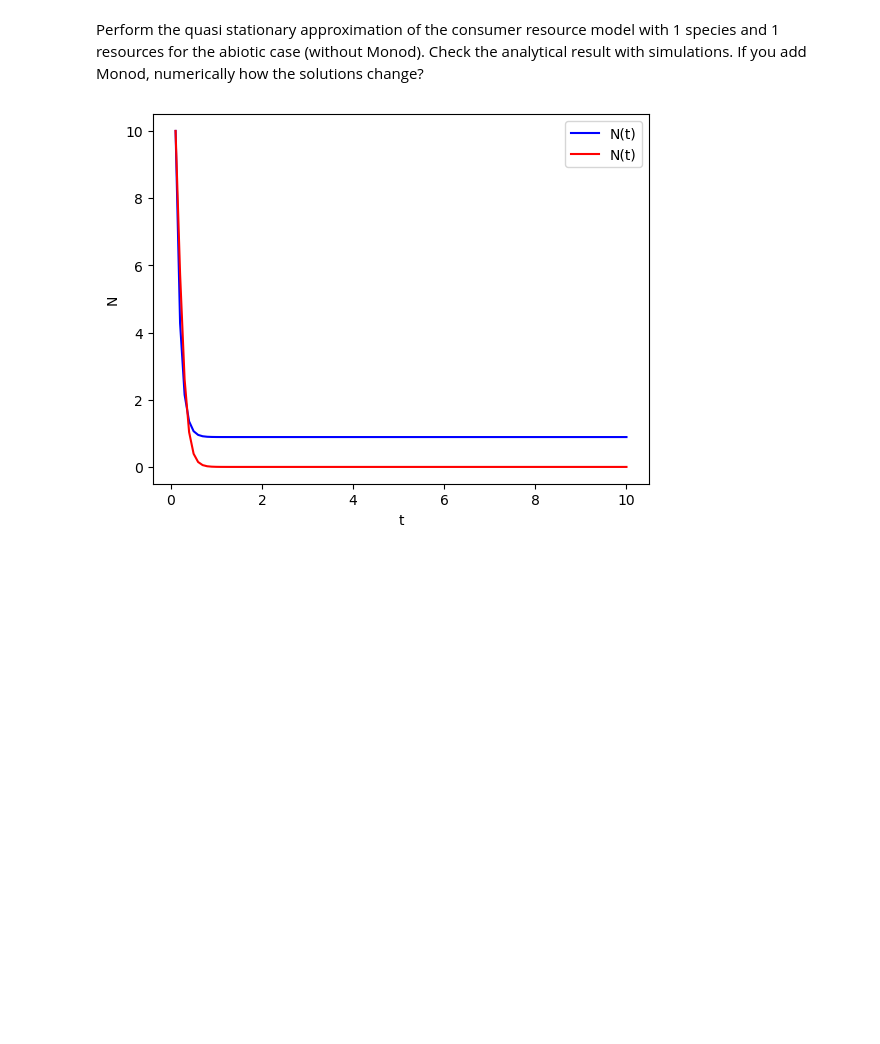
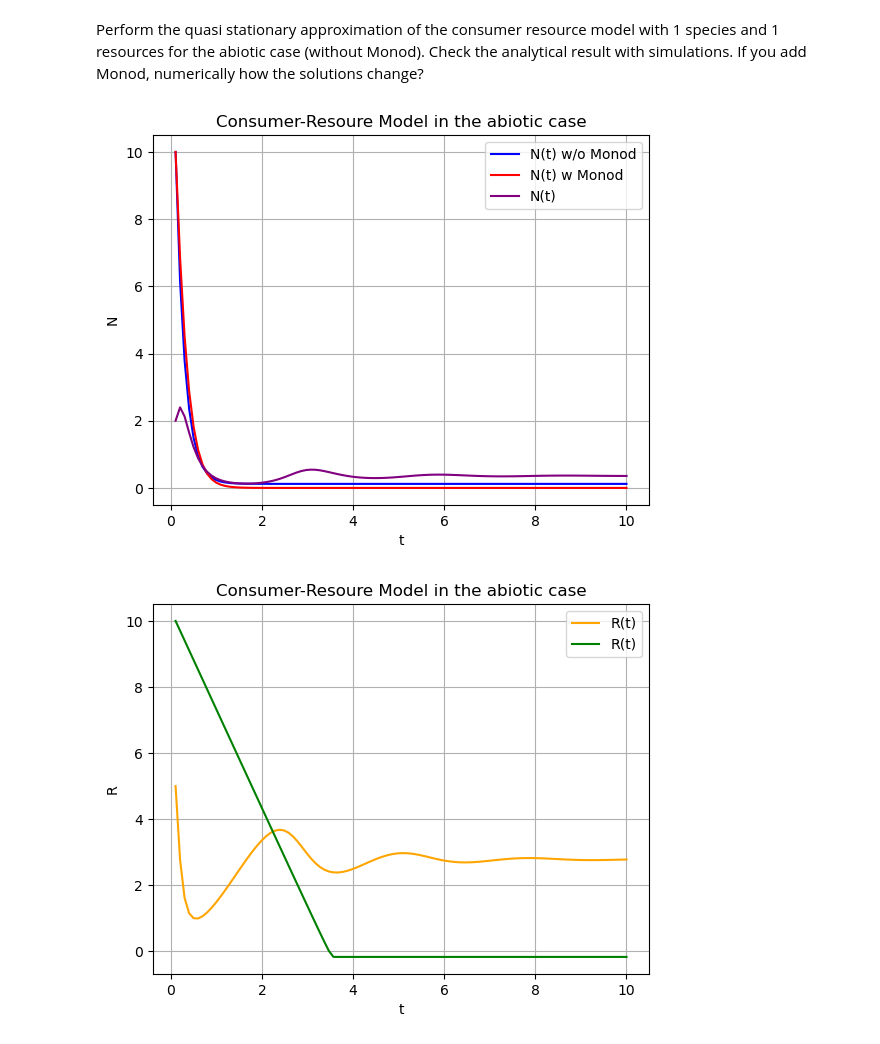
Before and after one commit to pietromalagoli/Physics-of-Living-Systems, a Jupyter notebook: homework1.ipynb, the cells around one changed output. Drawn from its saved outputs; the diff is of its cells as text; code cells hidden in the pictures; blank space fills up the shorter version.

```diff
--- a/homework1.ipynb
+++ b/homework1.ipynb
@@ -14,42 +21,70 @@ import matplotlib.pyplot as plt
 # c: efficiency of the uptake rate; [0,1]
 # N0: initial population; [0,inf)
 
 ## VARIABLES
 # N: population
 # t: time
 
-g = 0.8
-d = 10
-s = 10
-c = 0.9
-mu = 0.8
-K = 10
+g = 0.6
+d = 5
+s = 3
+c = 3
+mu = 0.4
+K = 5
+
+# Z = [N, R]
+z = [2,5]
+def CRM(z,t):
+    dndt = (g * c * z[1] - d) * z[0]
+    drdt = s - c * z[1] * z[0]
+    return [dndt, drdt]
 
 # Without Monod:
-def eq(N,t):
+def pop(N,t):
     return (((g * s) / (c * N)) - d) * N
+
+def res(N,t):
+    #return s - (c * (s / (c * N)) * N)
+    return mu * ((s / (c * N)) / (K + (s / (c * N)))) - s
 
 # With Monod:
 def monod(N,t):
     return (g * mu * ((s * N) / (K + (s / (c * N)))) - d) * N
 
 # Set the time span
 t_s = np.linspace(0.1, 10, 101) # in seconds
 
 # Set initial conditions
 N0 = 10  # N0 = 10
 
 # Solve
-#sol = solve_ivp(eq, t_s, N0, method='RK45')
-sol = odeint(eq,N0,t_s)
+#sol = solve_ivp(pop, t_s, N0, method='RK45')
+sol_n = odeint(pop,N0,t_s)
 sol_m = odeint(monod,N0,t_s)
 
+sol_r = odeint(res, N0, t_s)
+
+sol_z = odeint(CRM, z, t_s)
+
 # Plot the results
-plt.plot(t_s, sol, label='N(t)', color='b')
-plt.plot(t_s, sol_m, label='N(t)', color='r')
+plt.plot(t_s, sol_n, label='N(t) w/o Monod', color='b')
+plt.plot(t_s, sol_m, label='N(t) w Monod', color='r')
+plt.plot(t_s, sol_z[:,0], label="N(t)", color="purple")
+plt.grid()
+plt.title("Consumer-Resoure Model in the abiotic case")
 plt.xlabel('t')
 plt.ylabel('N')
 plt.legend()
 plt.show()
+
+plt.plot(t_s, sol_z[:,1], label="R(t)", color="orange")
+plt.plot(t_s, sol_r, label="R(t)", color="g")
+plt.grid()
+plt.title("Consumer-Resoure Model in the abiotic case")
+plt.xlabel('t')
+plt.ylabel('R')
+plt.legend()
+plt.show()
 # %% [output]
-[figure, old version]
+[figure, new version]
+[figure, added]
```
Also changed, not shown: parts of 1 cell of this notebook.
